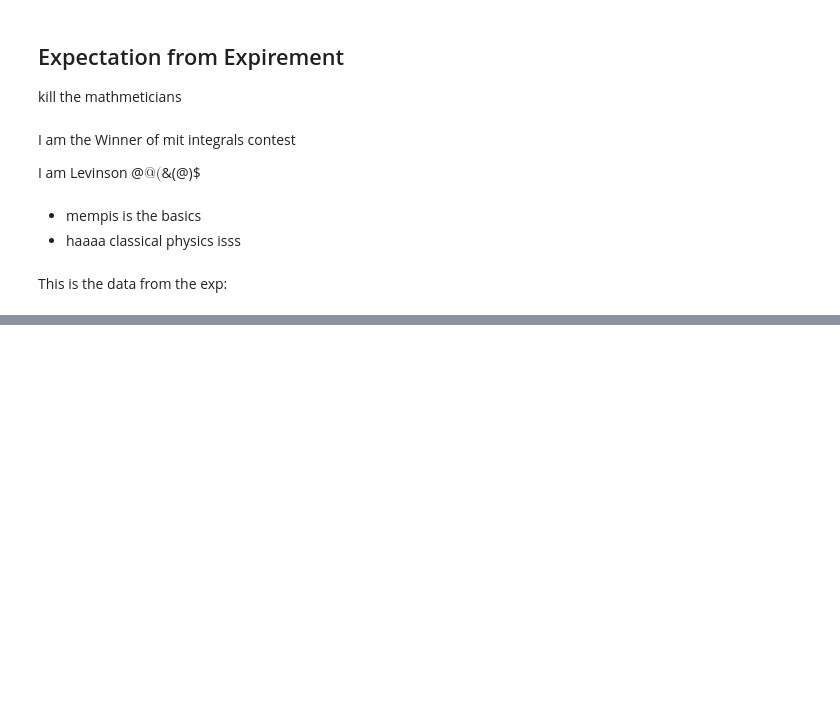
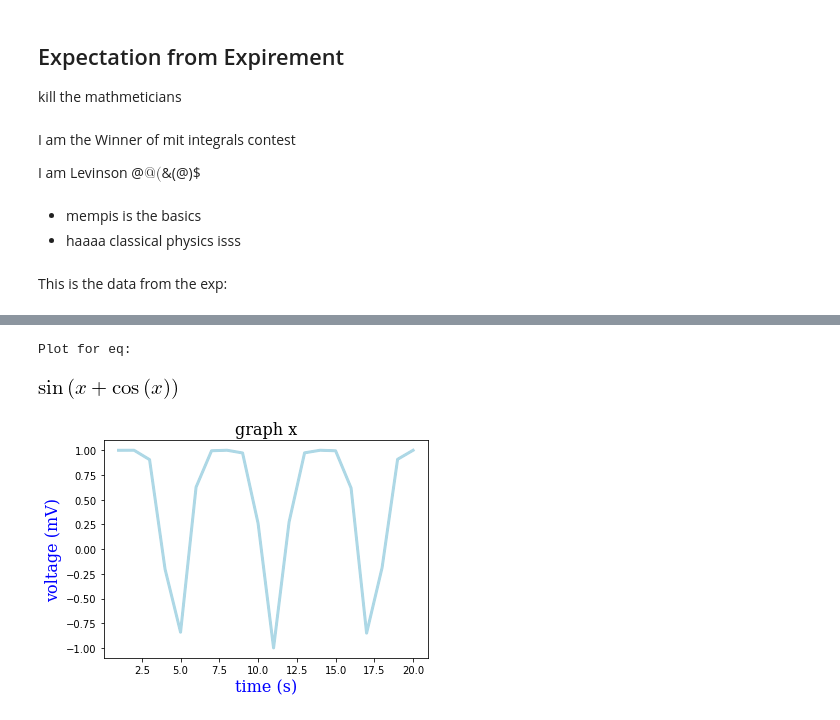
Before and after one commit to Ohadforman/LAB-REPORT, a Jupyter notebook: EXP.ipynb, the cells around one changed output, grey strips where cells are left out. Cells and saved outputs as stored; diff of their text form; code cells hidden in the pictures; blank space fills up the shorter version.

```diff
--- a/EXP.ipynb
+++ b/EXP.ipynb
@@ -37,16 +38,19 @@ s = 1 + np.sin(2*np.pi*t)
 # %%
-#data ana
-def data_calc_func_1(lst_x,func,lst_y=[]):
-    for i in lst_x:
-        expr = sympify(func)
-        lst_y.append(float(expr.subs(x, i)))
 
-    return(lst_y)
-eq = 'exp(x)+sin(x+cos(x))'
+def Call_plot(lst_x,func,title):
+    def data_calc_func_1(lst_x,func,lst_y=[]):
+        for i in lst_x:
+            expr = sympify(func)
+            lst_y.append(float(expr.subs(x, i)))
+        return(np.asarray(lst_y))
 
-data_X = [1,2,3,4,5,6]
-data_Y = data_calc_func_1(data_X, eq)
-plt.plot(data_X, data_Y, color='lightblue', linewidth=3)
-#plt.scatter([0.3, 3.8, 1.2, 2.5], [11, 25, 9, 26], color='darkgreen', marker='^')
-plt.xlim(0, 4.5)
-plt.show()
+    data_Y = data_calc_func_1(lst_x, func)
+    eq = parse_expr(func, locals(), transformations=transformations)
+    print("Plot for eq:")
+    display(eq)
+    plt.plot(lst_x, data_Y, 'k')
+    plt.title(title, fontdict=font_equ)
+    plt.xlabel('time (s)', fontdict=font_axis)
+    plt.ylabel('voltage (mV)', fontdict=font_axis)
+    plt.plot(data_X, data_Y, color='lightblue', linewidth=3)
+    plt.subplots_adjust(left=0.15)
@@ -115,0 +96,9 @@ display(inte)
+# %%
+eq = 'sin(x+cos(x))'             ###קריאה לפלוט יש לשלוח מערך נאמפי ומשוואה ולהדפיס את תיאור לאחר מכן
+data_X = np.asarray([1,2,3,4,5,6,7,8,9,10,11,12,13,14,15,16,17,18,19,20])                                         ##כמו גם כותרת יפה
+title = 'graph x'
+Call_plot(data_X,eq,title)
+# %% [output]
+Plot for eq:
+[figure, added]
+[figure, added]
```
Also changed, not shown: parts of 24 cells of this notebook.
